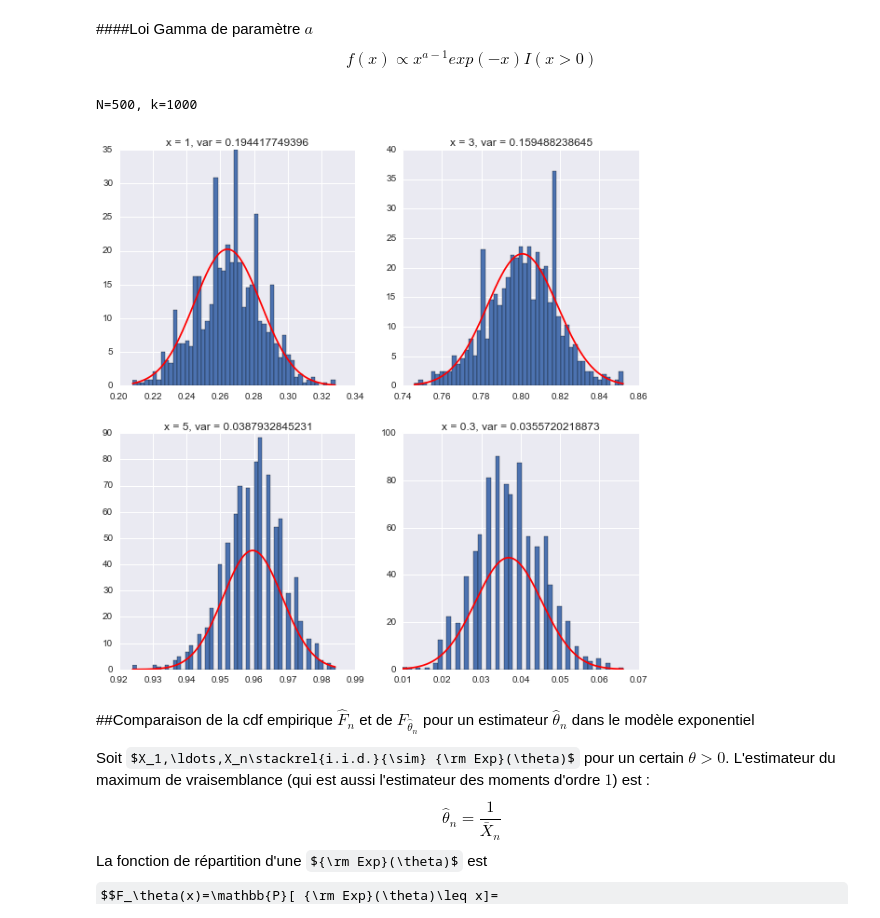
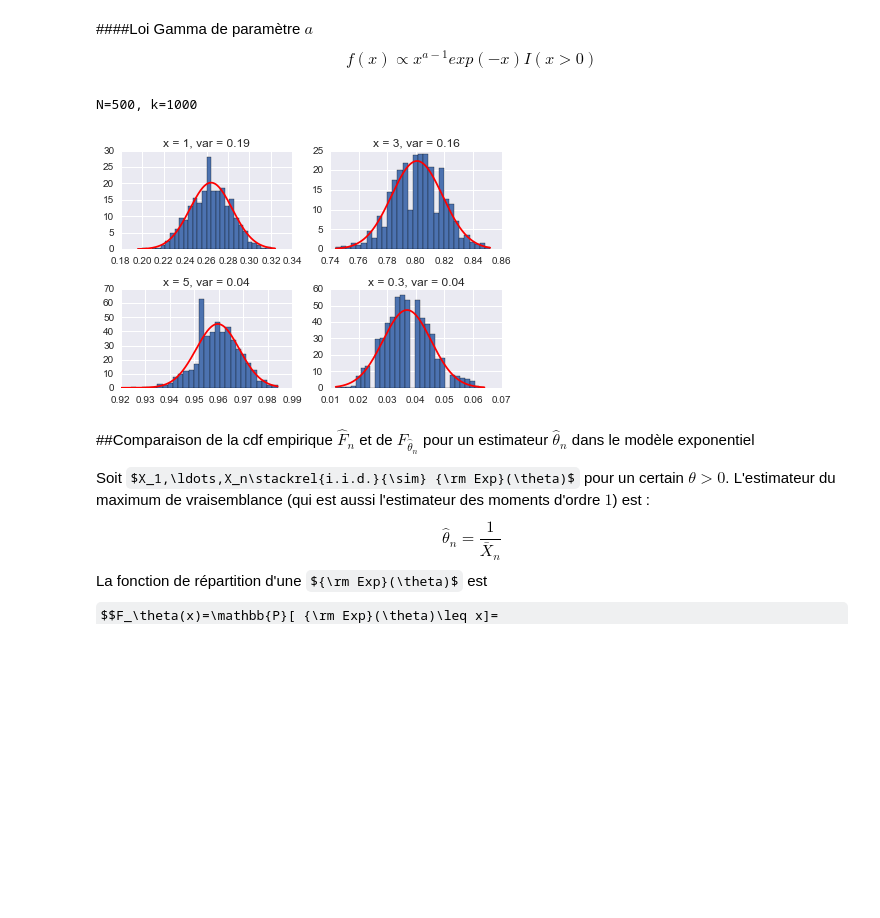
Before and after one commit to lecueguillaume/notebooks_python, a Jupyter notebook: cours_statistiques/cdf_empirique.ipynb, the cells around one changed output. Drawn from its saved outputs; the diff is of its cells as text; code cells hidden in the pictures; some formulas as TeX source; blank space fills up the shorter version.

```diff
--- a/cours_statistiques/cdf_empirique.ipynb
+++ b/cours_statistiques/cdf_empirique.ipynb
@@ -103,35 +105,36 @@ $$f(x) \propto  x^{a-1}  exp(-x) I(x>0)$$
 # %%
 from scipy.stats import norm, gamma
 #paramètres
-a, k, N, bins = 2, 1000, 500, 20
+a, k, N, bins = 2, 1000, 500, 30
 print 'N={}, k={}'.format(N,k)
 #données
 for i, x in enumerate([0.3,1,3,5]):
     HatFx = []
     for j in range(k):
         data0 = gamma.rvs(a=a, size=N)
         HatFx.append(cdf(data0,x))
     #Gaussienne
     Fx = gamma.cdf(x, a=a)
     var = Fx*(1-Fx)
     X = np.linspace(min(HatFx), max(HatFx), 1000)
     y = norm.pdf(X, loc = Fx, scale = np.sqrt(var/float(N)))
     #plot
     ax = plt.subplot(2,2,i)
-    ax.hist(HatFx, bins = 50, normed = True)
+    plt.tight_layout()
+    ax.hist(HatFx, bins = bins, normed = True)
     ax.plot(X, y, 'r')
-    ax.set_title('x = {}, var = {}'.format(x, var))
+    ax.set_title('x = {}, var = {}'.format(x, "%.2f" % var))
 
 
 
 
 #plot
 #plt.hist(HatFx, bins = 50, normed = True)
 #plt.plot(X, y, 'r')
 #plt.title('N={}, k={}, var = {}'.format(N,k, var))
 # %% [output]
 N=500, k=1000
-[figure, old version]
+[figure, new version]
 # %% [markdown]
 ##Comparaison de la cdf empirique $\widehat F_n$ et de $F_{\hat \theta_n}$ pour un estimateur $\hat\theta_n$ dans le modèle exponentiel
 
```
Also changed, not shown: parts of 6 cells of this notebook.
